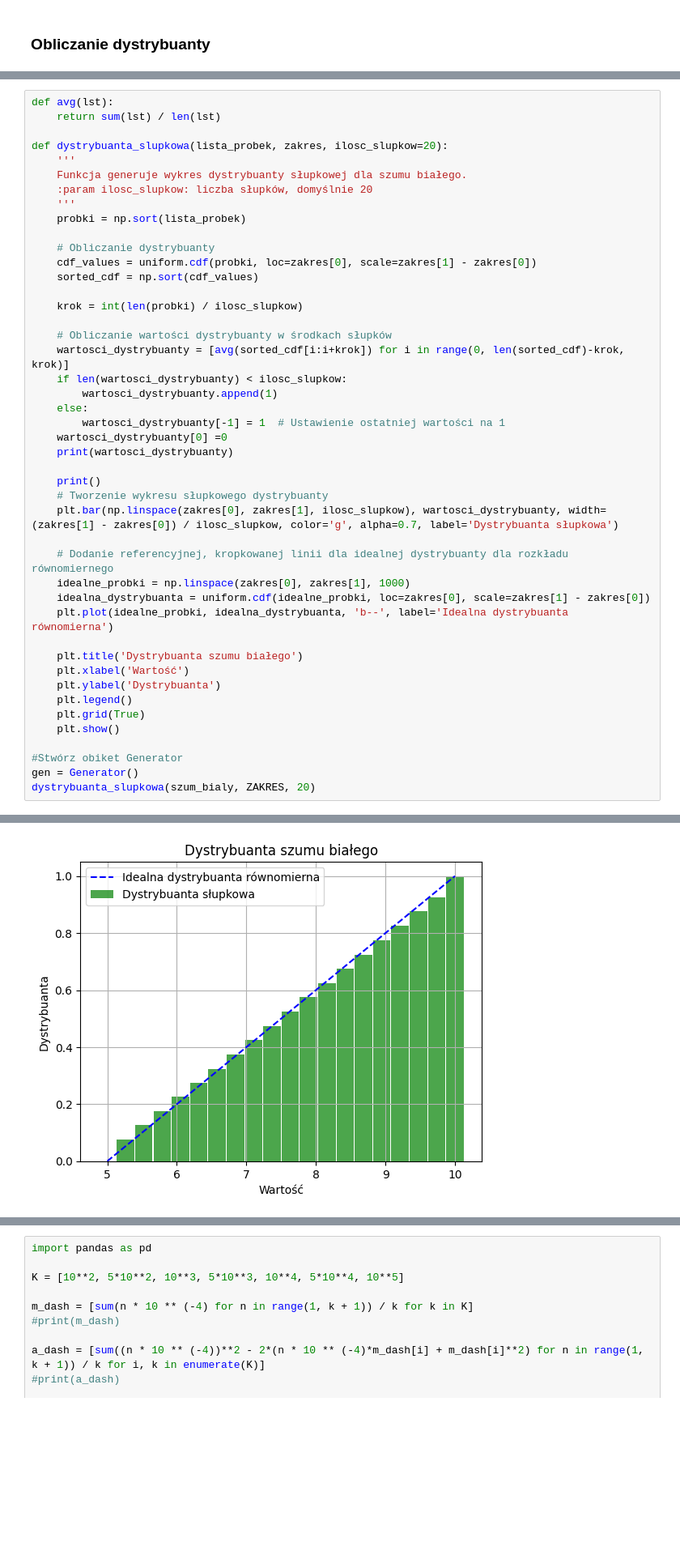
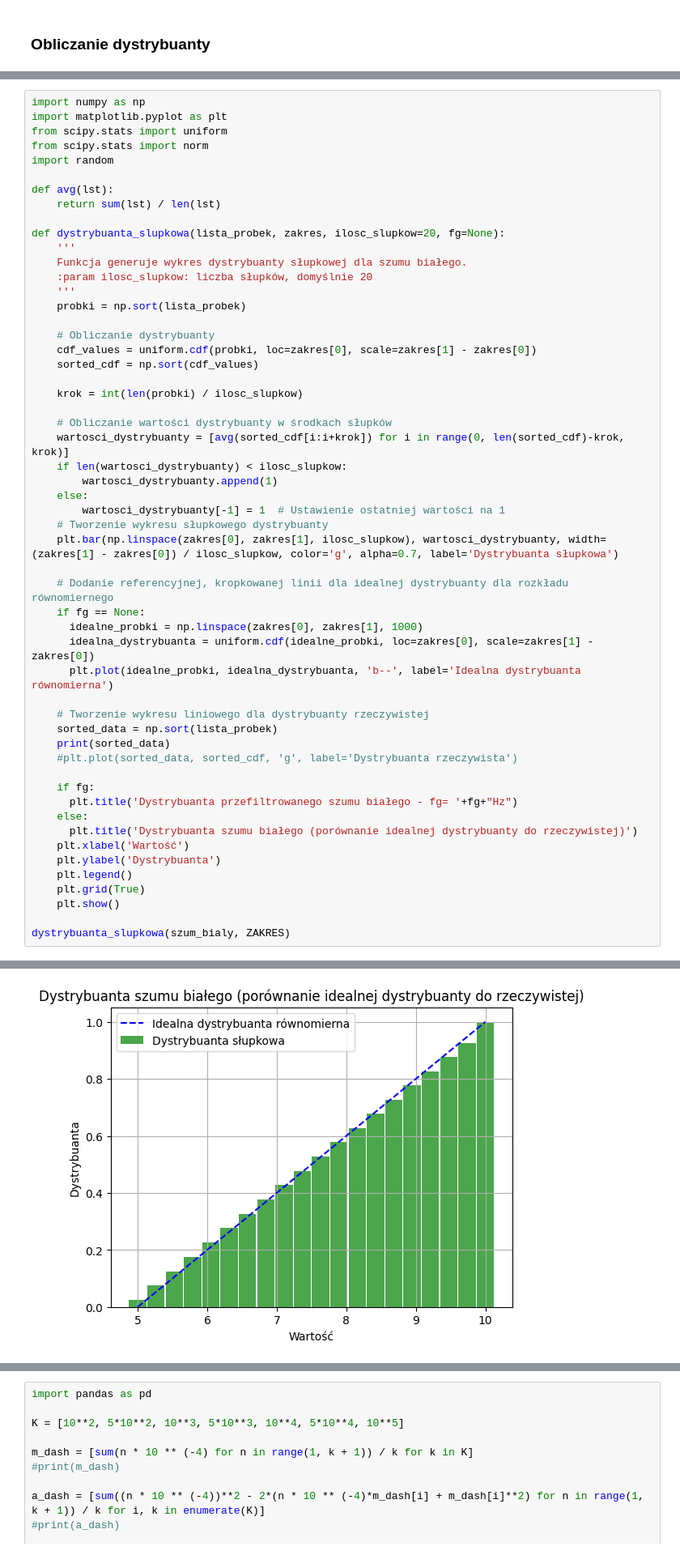
Before and after one commit to mbrunka/stochastyka-white-noise, a Jupyter notebook: main.ipynb, the cells around one changed output, grey strips where cells are left out. Shown: that part at 81% size. Cells and saved outputs as stored; diff of their text form; blank space fills up the shorter version.

```diff
--- a/main.ipynb
+++ b/main.ipynb
@@ -151,8 +107,14 @@ wykresy_dystrybuanty(szum_bialy=szum_bialy, liczba_slupkow=25, szerokosc_slupka=
 # %%
+import numpy as np
+import matplotlib.pyplot as plt
+from scipy.stats import uniform
+from scipy.stats import norm
+import random
+
 def avg(lst):
     return sum(lst) / len(lst)
 
-def dystrybuanta_slupkowa(lista_probek, zakres, ilosc_slupkow=20):
+def dystrybuanta_slupkowa(lista_probek, zakres, ilosc_slupkow=20, fg=None):
     '''
     Funkcja generuje wykres dystrybuanty słupkowej dla szumu białego.
     :param ilosc_slupkow: liczba słupków, domyślnie 20
@@ -171,26 +133,29 @@ def dystrybuanta_slupkowa(lista_probek, zakres, ilosc_slupkow=20):
         wartosci_dystrybuanty.append(1)
     else:
         wartosci_dystrybuanty[-1] = 1  # Ustawienie ostatniej wartości na 1
-    wartosci_dystrybuanty[0] =0
-    print(wartosci_dystrybuanty)
-
-    print()
     # Tworzenie wykresu słupkowego dystrybuanty
     plt.bar(np.linspace(zakres[0], zakres[1], ilosc_slupkow), wartosci_dystrybuanty, width=(zakres[1] - zakres[0]) / ilosc_slupkow, color='g', alpha=0.7, label='Dystrybuanta słupkowa')
 
     # Dodanie referencyjnej, kropkowanej linii dla idealnej dystrybuanty dla rozkładu równomiernego
-    idealne_probki = np.linspace(zakres[0], zakres[1], 1000)
-    idealna_dystrybuanta = uniform.cdf(idealne_probki, loc=zakres[0], scale=zakres[1] - zakres[0])
-    plt.plot(idealne_probki, idealna_dystrybuanta, 'b--', label='Idealna dystrybuanta równomierna')
+    if fg == None:
+      idealne_probki = np.linspace(zakres[0], zakres[1], 1000)
+      idealna_dystrybuanta = uniform.cdf(idealne_probki, loc=zakres[0], scale=zakres[1] - zakres[0])
+      plt.plot(idealne_probki, idealna_dystrybuanta, 'b--', label='Idealna dystrybuanta równomierna')
 
-    plt.title('Dystrybuanta szumu białego')
+    # Tworzenie wykresu liniowego dla dystrybuanty rzeczywistej
+    sorted_data = np.sort(lista_probek)
+    print(sorted_data)
+    #plt.plot(sorted_data, sorted_cdf, 'g', label='Dystrybuanta rzeczywista')
+
+    if fg:
+      plt.title('Dystrybuanta przefiltrowanego szumu białego - fg= '+fg+"Hz")
+    else:
+      plt.title('Dystrybuanta szumu białego (porównanie idealnej dystrybuanty do rzeczywistej)')
     plt.xlabel('Wartość')
     plt.ylabel('Dystrybuanta')
     plt.legend()
     plt.grid(True)
     plt.show()
 
-#Stwórz obiket Generator
-gen = Generator()
-dystrybuanta_slupkowa(szum_bialy, ZAKRES, 20)
+dystrybuanta_slupkowa(szum_bialy, ZAKRES)
 # %% [output]
@@ -198 +163 @@ dystrybuanta_slupkowa(szum_bialy, ZAKRES, 20)
-[figure, old version]
+[figure, new version]
```
Also changed, not shown: parts of 8 cells of this notebook.
